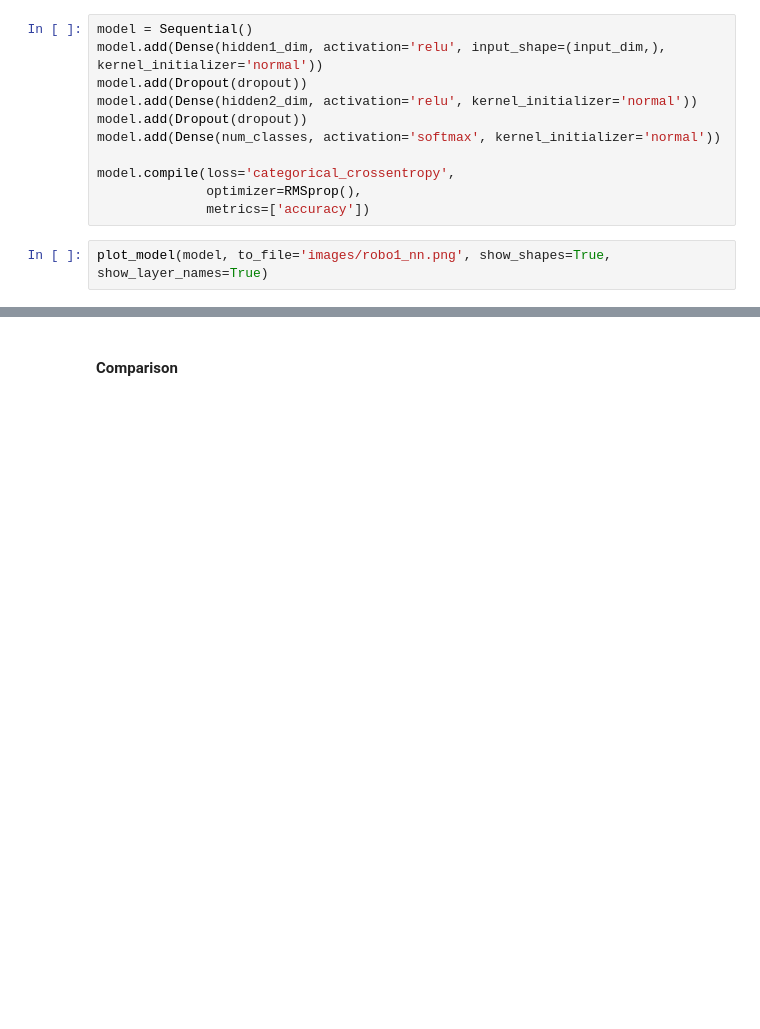
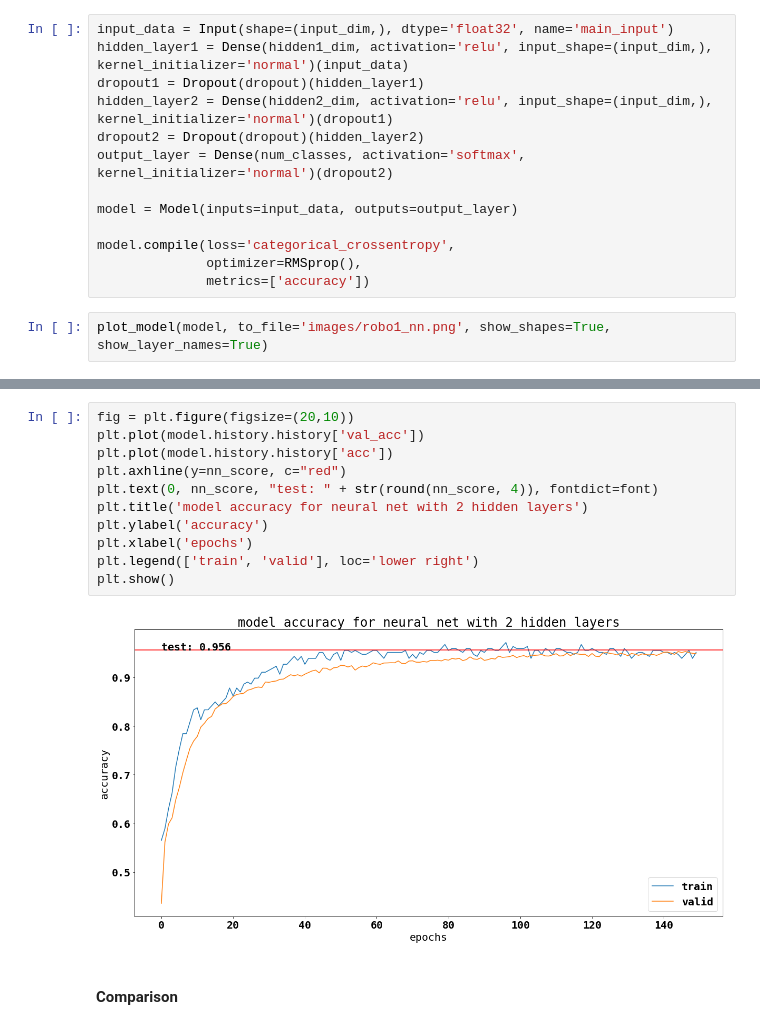
Before and after one commit to philippgrafendorfe/stackedautoencoders, a Jupyter notebook: ROBO_Autoencoder.ipynb, the cells around one changed output, grey strips where cells are left out. Cells and saved outputs as stored; diff of their text form; blank space fills up the shorter version.

```diff
--- a/ROBO_Autoencoder.ipynb
+++ b/ROBO_Autoencoder.ipynb
@@ -158,10 +156,12 @@ hidden2_dim = 30
 # %%
-model = Sequential()
-model.add(Dense(hidden1_dim, activation='relu', input_shape=(input_dim,), kernel_initializer='normal'))
-model.add(Dropout(dropout))
-model.add(Dense(hidden2_dim, activation='relu', kernel_initializer='normal'))
-model.add(Dropout(dropout))
-model.add(Dense(num_classes, activation='softmax', kernel_initializer='normal'))
+input_data = Input(shape=(input_dim,), dtype='float32', name='main_input')
+hidden_layer1 = Dense(hidden1_dim, activation='relu', input_shape=(input_dim,), kernel_initializer='normal')(input_data)
+dropout1 = Dropout(dropout)(hidden_layer1)
+hidden_layer2 = Dense(hidden2_dim, activation='relu', input_shape=(input_dim,), kernel_initializer='normal')(dropout1)
+dropout2 = Dropout(dropout)(hidden_layer2)
+output_layer = Dense(num_classes, activation='softmax', kernel_initializer='normal')(dropout2)
+
+model = Model(inputs=input_data, outputs=output_layer)
 
 model.compile(loss='categorical_crossentropy',
               optimizer=RMSprop(),
@@ -187,3 +185,16 @@ print(score)
+# %%
+fig = plt.figure(figsize=(20,10))
+plt.plot(model.history.history['val_acc'])
+plt.plot(model.history.history['acc'])
+plt.axhline(y=nn_score, c="red")
+plt.text(0, nn_score, "test: " + str(round(nn_score, 4)), fontdict=font)
+plt.title('model accuracy for neural net with 2 hidden layers')
+plt.ylabel('accuracy')
+plt.xlabel('epochs')
+plt.legend(['train', 'valid'], loc='lower right')
+plt.show()
+# %% [output]
+[figure, added]
 # %% [markdown]
 #### Comparison
 # %% [markdown]
```
Also changed, not shown: parts of 22 cells of this notebook, 5 other files.
